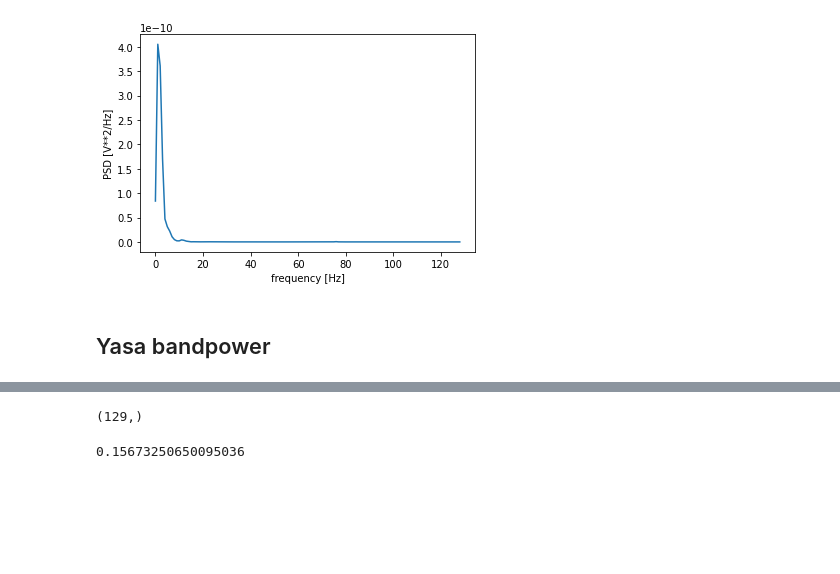
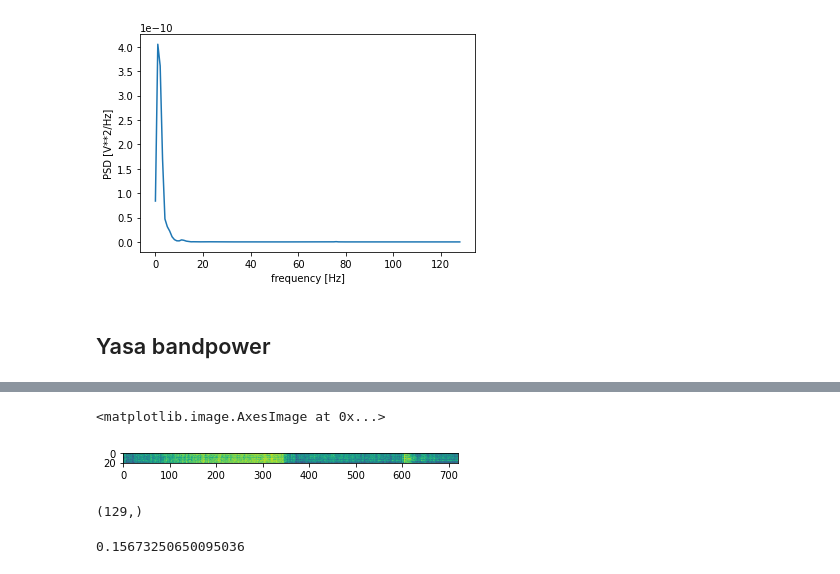
Before and after one commit to mattjdavis/eeg_classifier, a Jupyter notebook: load_data.ipynb, the cells around one changed output, grey strips where cells are left out. Cells and saved outputs as stored; diff of their text form; code cells hidden in the pictures; blank space fills up the shorter version.

```diff
--- a/load_data.ipynb
+++ b/load_data.ipynb
@@ -434,3 +452,19 @@ plt.show()
 [figure]
 # %% [markdown]
 ## Yasa bandpower
+# %%
+path = Path(r"C:\data\chb-mit-scalp-eeg-database-1.0.0\chb01\chb01_03.edf")
+raw = mne.io.read_raw_edf(path, verbose=False, exclude=['-', 'T8-P8', '.'], preload=False)
+data,time = raw.get_data(return_times=True)
+data.shape
+
+
+win_len = 5
+fs = raw.info['sfreq']
+n_segments = int(data.shape[1]/(win_len*fs))
+n_chan = data.shape[0]
+
+D = np.reshape(data,(n_chan,n_segments,-1))
+D.shape
+
+T = np.reshape(time,(n_segments,-1))
@@ -458,0 +500,12 @@ yasa.bandpower_from_psd(seg1, x)
+# %%
+
+x,y = signal.welch(D,fs=fs,axis=2, average='median')
+
+dummy_names = list(range(21))
+bands = ['delta', 'theta', 'alpha', 'sigma', 'beta', 'gamma']
+bp_col_names = [ x + '_' +  str(y) for x in bands for y in dummy_names]
+
+bp = yasa.bandpower_from_psd_ndarray(y,x)
+rbp = np.reshape(bp,(6*21,-1)).T #(epoch x (bandpower_channel)) e.g. delta_ch0, delta_ch1....gamma_chx
+
+pd.DataFrame(rbp,columns=bp_col_names)
@@ -459,10 +526,14 @@ yasa.bandpower_from_psd(seg1, x)
+# %%
+plt.imshow(bp[0,:,:])
+# %% [output]
+<matplotlib.image.AxesImage at 0x...>
+[figure, added]
 # %%
 np.trapz(psd1)
+psd1 = y[0,0,:]
+psd1.shape
+# %% [output]
+(129,)
-# %%
-psd1 = y[0,0,:]
-psd1.shape
-# %% [output]
-(129,)
 # %%
 np.trapz(psd1[3:7])/np.trapz(psd1)
 # %% [output]
```
Also changed, not shown: parts of 8 cells of this notebook, 1 other file.
